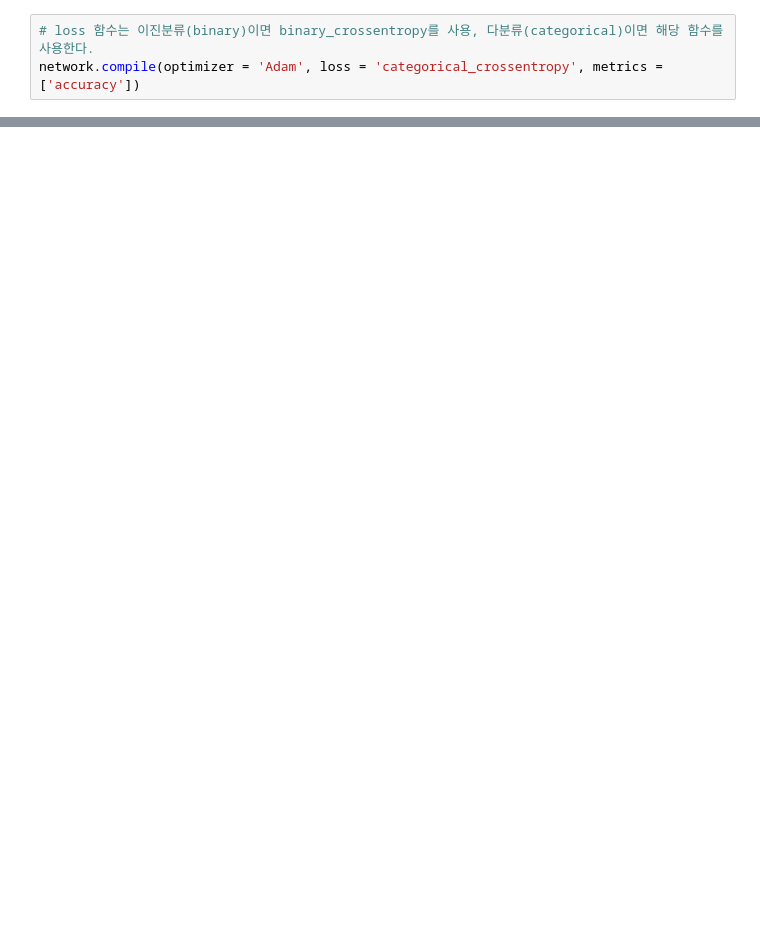
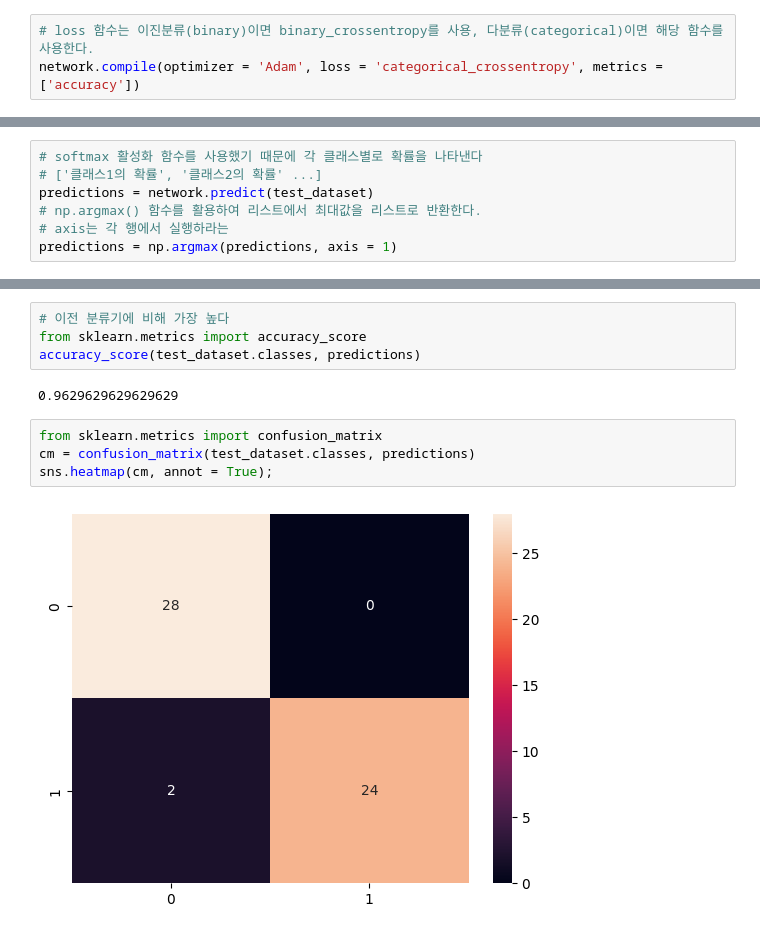
Before and after one commit to LJHgithub2/Computer-Vision, a Jupyter notebook: Neural Network/Convolutional_Neural_Network.ipynb, the cells around one changed output, grey strips where cells are left out. Saved outputs shown, nothing was run; the diff lists cells and outputs as text; blank space fills up the shorter version.

```diff
--- a/Neural Network/Convolutional_Neural_Network.ipynb
+++ b/Neural Network/Convolutional_Neural_Network.ipynb
@@ -155,0 +158,7 @@ Epoch 50/50
+# %%
+# softmax 활성화 함수를 사용했기 때문에 각 클래스별로 확률을 나타낸다
+# ['클래스1의 확률', '클래스2의 확률' ...]
+predictions = network.predict(test_dataset)
+# np.argmax() 함수를 활용하여 리스트에서 최대값을 리스트로 반환한다.
+# axis는 각 행에서 실행하라는
+predictions = np.argmax(predictions, axis = 1)
@@ -155,0 +167,12 @@ Epoch 50/50
+# %%
+# 이전 분류기에 비해 가장 높다
+from sklearn.metrics import accuracy_score
+accuracy_score(test_dataset.classes, predictions)
+# %% [output]
+0.9629629629629629
+# %%
+from sklearn.metrics import confusion_matrix
+cm = confusion_matrix(test_dataset.classes, predictions)
+sns.heatmap(cm, annot = True);
+# %% [output]
+[figure, added]
```
Also changed, not shown: parts of 21 cells of this notebook, 1 other file.
